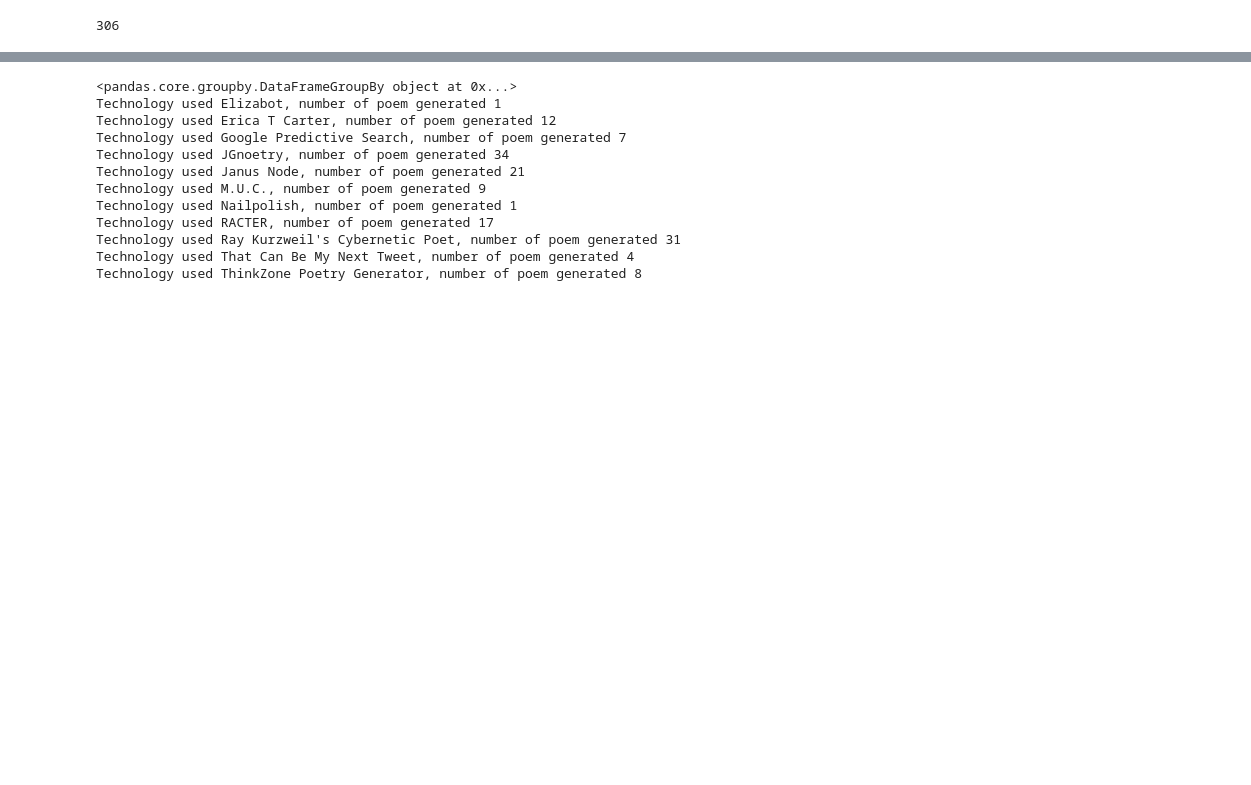
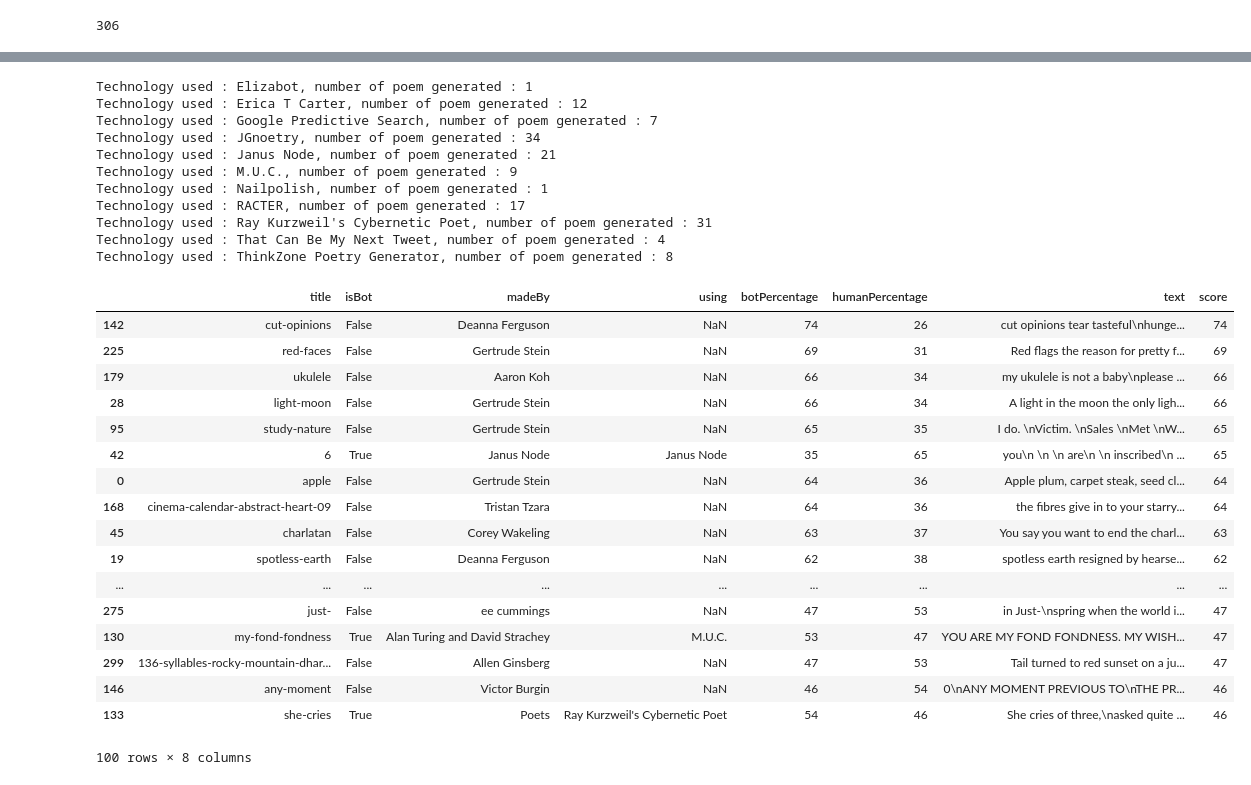
Before and after one commit to cedricviaccoz/botvsbotornot, a Jupyter notebook: DataExploration.ipynb, the cells around one changed output, grey strips where cells are left out. Cells and saved outputs as stored; diff of their text form; code cells hidden in the pictures; blank space fills up the shorter version.

```diff
--- a/DataExploration.ipynb
+++ b/DataExploration.ipynb
@@ -24,22 +32,54 @@ for key, item in grouped:
     if key:
         technologies = item.groupby(by='using')
 
-print(technologies)
 for key, item in technologies:
     print("Technology used : {}, number of poem generated : {}".format(key, len(item)))
 # %% [output]
-<pandas.core.groupby.DataFrameGroupBy object at 0x...>
-Technology used Elizabot, number of poem generated 1
-Technology used Erica T Carter, number of poem generated 12
-Technology used Google Predictive Search, number of poem generated 7
-Technology used JGnoetry, number of poem generated 34
-Technology used Janus Node, number of poem generated 21
-Technology used M.U.C., number of poem generated 9
-Technology used Nailpolish, number of poem generated 1
-Technology used RACTER, number of poem generated 17
-Technology used Ray Kurzweil's Cybernetic Poet, number of poem generated 31
-Technology used That Can Be My Next Tweet, number of poem generated 4
-Technology used ThinkZone Poetry Generator, number of poem generated 8
+Technology used : Elizabot, number of poem generated : 1
+Technology used : Erica T Carter, number of poem generated : 12
+Technology used : Google Predictive Search, number of poem generated : 7
+Technology used : JGnoetry, number of poem generated : 34
+Technology used : Janus Node, number of poem generated : 21
+Technology used : M.U.C., number of poem generated : 9
+Technology used : Nailpolish, number of poem generated : 1
+Technology used : RACTER, number of poem generated : 17
+Technology used : Ray Kurzweil's Cybernetic Poet, number of poem generated : 31
+Technology used : That Can Be My Next Tweet, number of poem generated : 4
+Technology used : ThinkZone Poetry Generator, number of poem generated : 8
+# %%
+#I will assign a score to each poem, to be able to sort them.
+def assignScore(row):
+    isBot = bool(row['isBot'])
+    humanPerc = int(row['humanPercentage'])
+    if isBot:
+        return humanPerc
+    else:
+        return 100 - humanPerc
+
+df['score'] = df.apply(assignScore, axis=1)
+
+hundred_hard_poems_df = df.sort_values(by=['score'], ascending=False).head(100)
+
+hundred_hard_poems_df
+# %% [output]
+|  | title | isBot | madeBy | using | botPercentage | humanPercentage | text | score |
+| 142 | cut-opinions | False | Deanna Ferguson | NaN | 74 | 26 | cut opinions tear tasteful\nhunge... | 74 |
+| 225 | red-faces | False | Gertrude Stein | NaN | 69 | 31 | Red flags the reason for pretty f... | 69 |
+| 179 | ukulele | False | Aaron Koh | NaN | 66 | 34 | my ukulele is not a baby\nplease ... | 66 |
+| 28 | light-moon | False | Gertrude Stein | NaN | 66 | 34 | A light in the moon the only ligh... | 66 |
+| 95 | study-nature | False | Gertrude Stein | NaN | 65 | 35 | I do. \nVictim. \nSales \nMet \nW... | 65 |
+| 42 | 6 | True | Janus Node | Janus Node | 35 | 65 | you\n \n \n are\n \n inscribed\n ... | 65 |
+| 0 | apple | False | Gertrude Stein | NaN | 64 | 36 | Apple plum, carpet steak, seed cl... | 64 |
+| 168 | cinema-calendar-abstract-heart-09 | False | Tristan Tzara | NaN | 64 | 36 | the fibres give in to your starry... | 64 |
+| 45 | charlatan | False | Corey Wakeling | NaN | 63 | 37 | You say you want to end the charl... | 63 |
+| 19 | spotless-earth | False | Deanna Ferguson | NaN | 62 | 38 | spotless earth resigned by hearse... | 62 |
+| ... | ... | ... | ... | ... | ... | ... | ... | ... |
+| 275 | just- | False | ee cummings | NaN | 47 | 53 | in Just-\nspring when the world i... | 47 |
+| 130 | my-fond-fondness | True | Alan Turing and David Strachey | M.U.C. | 53 | 47 | YOU ARE MY FOND FONDNESS. MY WISH... | 47 |
+| 299 | 136-syllables-rocky-mountain-dhar... | False | Allen Ginsberg | NaN | 47 | 53 | Tail turned to red sunset on a ju... | 47 |
+| 146 | any-moment | False | Victor Burgin | NaN | 46 | 54 | 0\nANY MOMENT PREVIOUS TO\nTHE PR... | 46 |
+| 133 | she-cries | True | Poets | Ray Kurzweil's Cybernetic Poet | 54 | 46 | She cries of three,\nasked quite ... | 46 |
+100 rows × 8 columns
 # %%
 df
 # %% [output]
```
Also changed, not shown: parts of 12 cells of this notebook.
